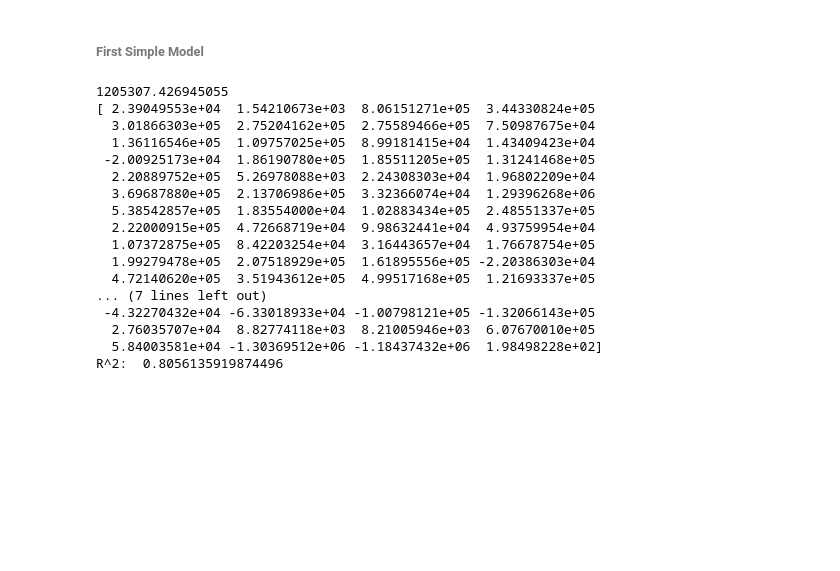
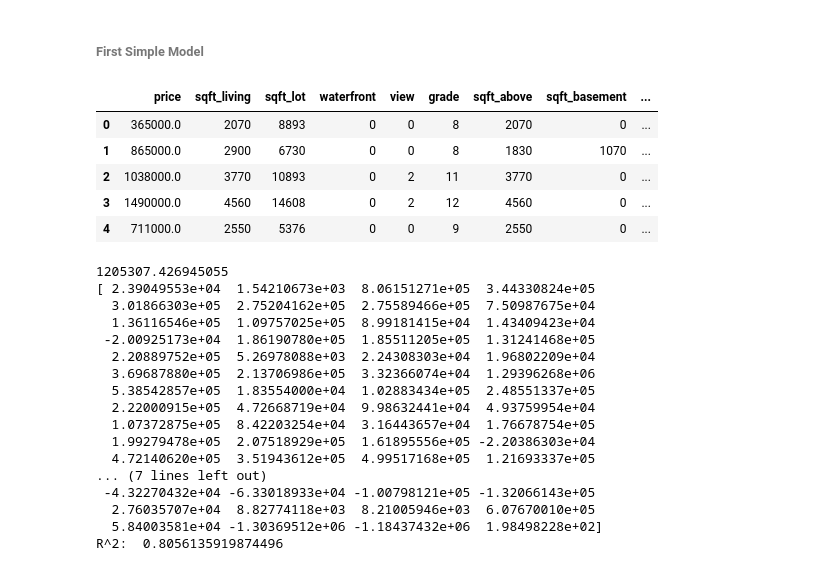
Before and after one commit to jasonarikupurathu/ds-east-042621-lectures, a Jupyter notebook: Phase_2/Phase2_project/Kings_County_Housing_Version_2.ipynb, the cells around one changed output. Cells and saved outputs as stored; diff of their text form; code cells hidden in the pictures; blank space fills up the shorter version.

```diff
--- a/Phase_2/Phase2_project/Kings_County_Housing_Version_2.ipynb
+++ b/Phase_2/Phase2_project/Kings_County_Housing_Version_2.ipynb
@@ -1088,3 +1086,12 @@ subset =[*all_zips,'bedrooms_1','bedrooms_2','bedrooms_3','bedrooms_4','bedrooms
         'bedrooms_6','bedrooms_7','season_sold_Spring',
          'season_sold_Summer', 'season_sold_Winter', 'waterfront',
         'view', 'grade_cat_low','grade_cat_medium','sqft_living','price']
+# %%
+kc_DF_wDUMS
+# %% [output]
+|  | price | sqft_living | sqft_lot | waterfront | view | grade | sqft_above | sqft_basement | ... |
+| 0 | 365000.0 | 2070 | 8893 | 0 | 0 | 8 | 2070 | 0 | ... |
+| 1 | 865000.0 | 2900 | 6730 | 0 | 0 | 8 | 1830 | 1070 | ... |
+| 2 | 1038000.0 | 3770 | 10893 | 0 | 2 | 11 | 3770 | 0 | ... |
+| 3 | 1490000.0 | 4560 | 14608 | 0 | 2 | 12 | 4560 | 0 | ... |
+| 4 | 711000.0 | 2550 | 5376 | 0 | 0 | 9 | 2550 | 0 | ... |
```
Also changed, not shown: parts of 25 cells of this notebook.
